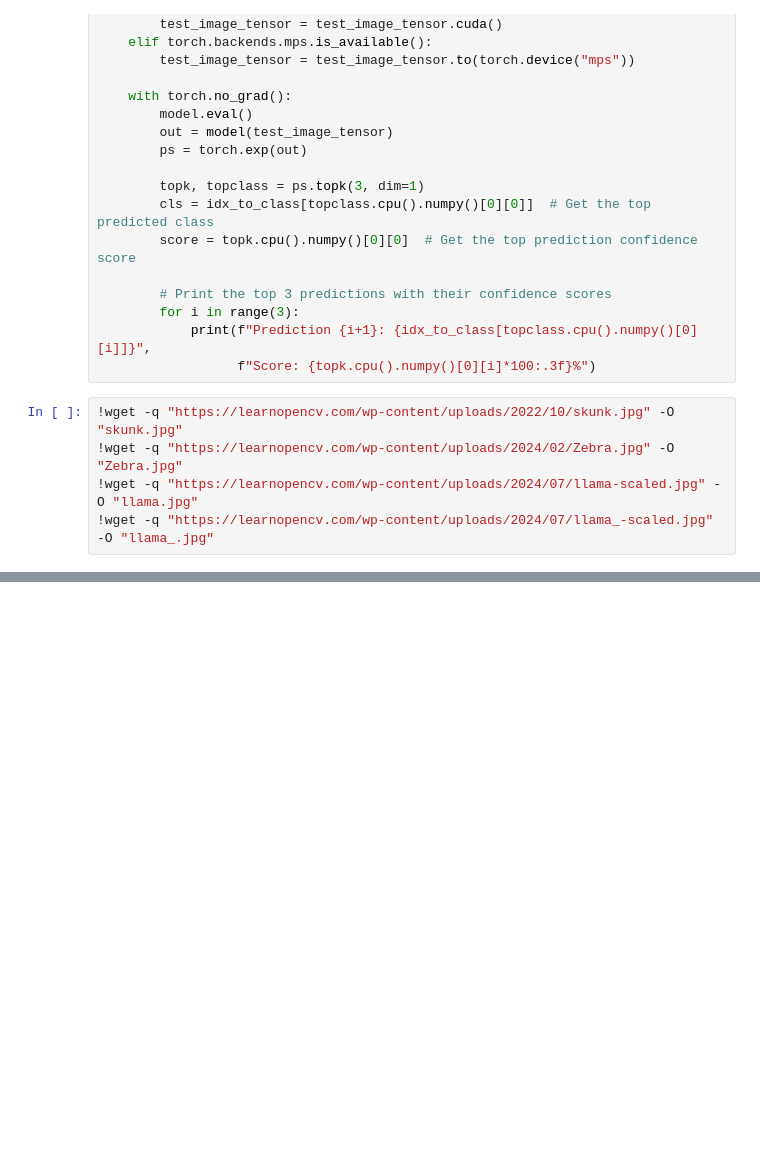
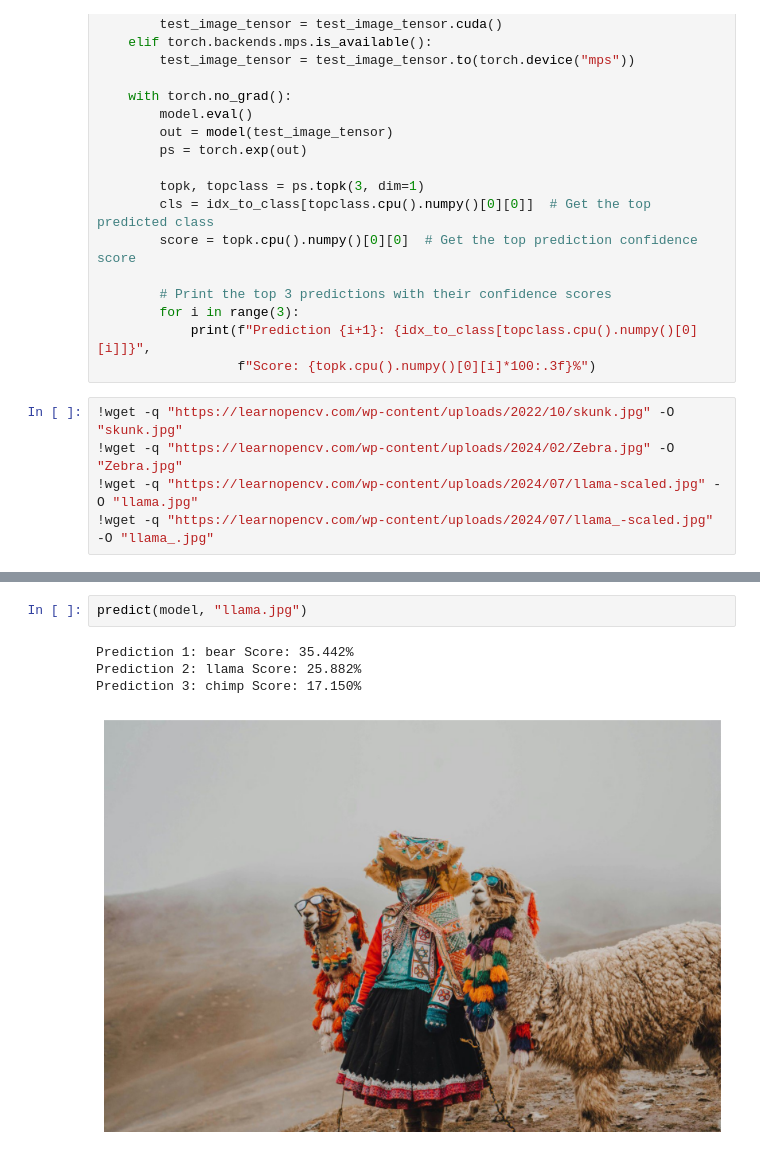
Before and after one commit to alifkurniawan/pytorch-explore, a Jupyter notebook: 06_Image_classification_using_transfer_learning.ipynb, the cells around one changed output, grey strips where cells are left out. Drawn from its saved outputs; the diff is of its cells as text; blank space fills up the shorter version.

```diff
--- a/06_Image_classification_using_transfer_learning.ipynb
+++ b/06_Image_classification_using_transfer_learning.ipynb
@@ -388,0 +395,7 @@ KeyError: np.float32(0.99990654)
+# %%
+predict(model, "llama.jpg")
+# %% [output]
+Prediction 1: bear Score: 35.442%
+Prediction 2: llama Score: 25.882%
+Prediction 3: chimp Score: 17.150%
+[figure, added]
```
Also changed, not shown: parts of 4 cells of this notebook.
